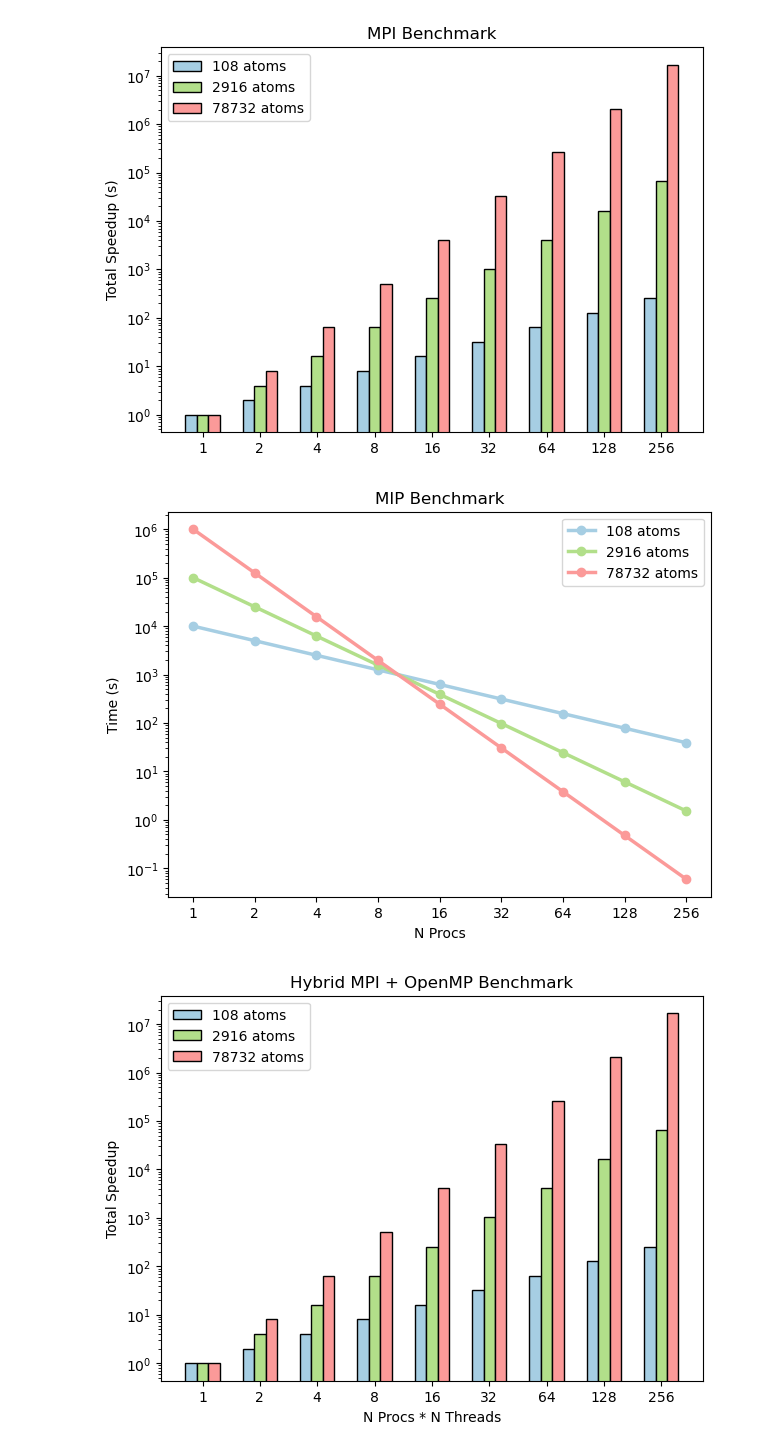
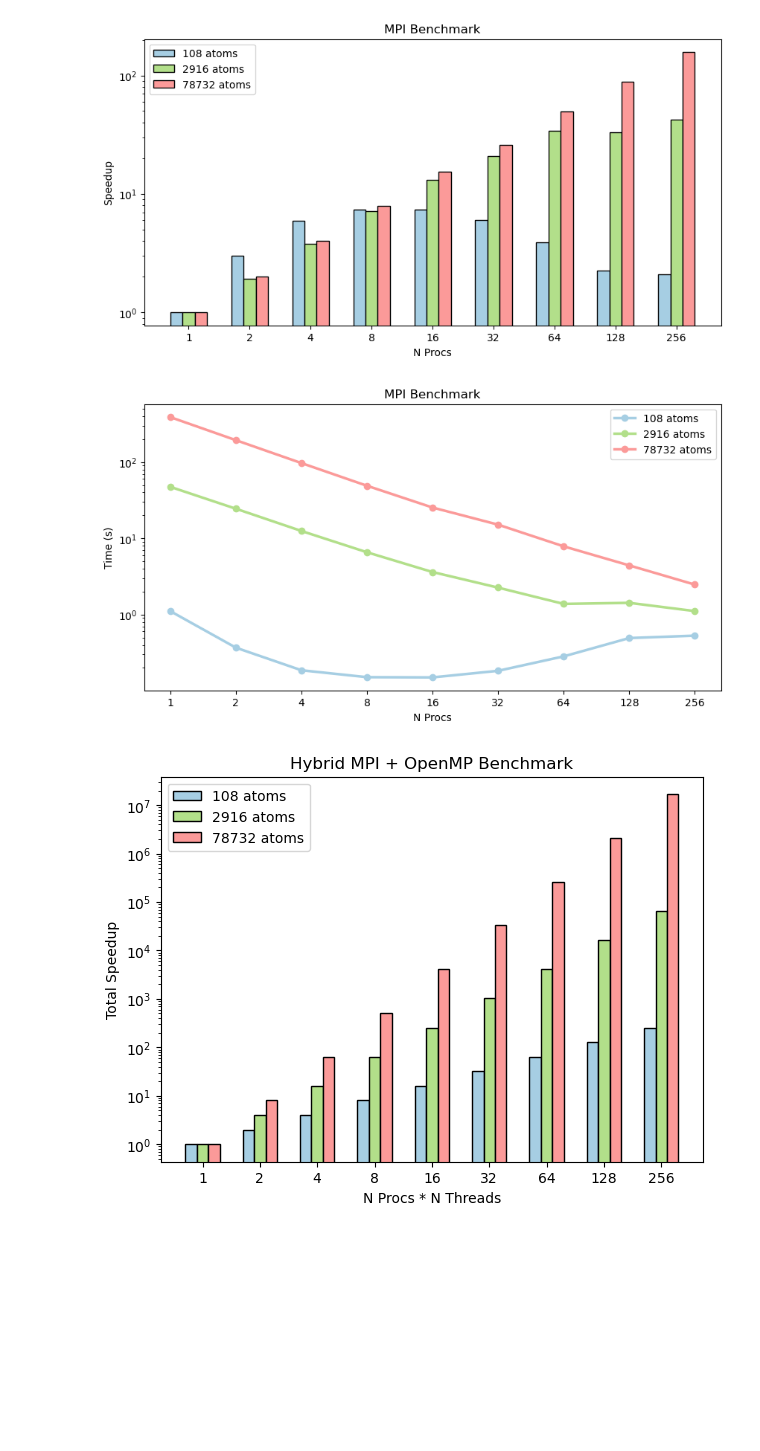
Before and after one commit to martitors/MRM_ljmd, a Jupyter notebook: Plots.ipynb, the cells around one changed output. Cells and saved outputs as stored; diff of their text form; code cells hidden in the pictures; blank space fills up the shorter version.

```diff
--- a/Plots.ipynb
+++ b/Plots.ipynb
@@ -93,43 +102,46 @@ plt.show()
 
 n_procs = [1,2,4,8,16,32,64,128,256]
 #fake times, you need to replace this with values
-times_108 = [1.e+4/procs for procs in n_procs]
-times_2916 = [1.e+5/(procs**2) for procs in n_procs]
-times_78732 = [1.e+6/(procs**3) for procs in n_procs]
+times_108 = [1.109,0.368,0.186,0.151,0.150,0.183,0.283,0.492,0.529]
+times_2916 = [47.323,24.444,12.487,6.563,3.613,2.257,1.380,1.425,1.111]
+times_78732 = [388.696,193.870,96.990,48.907,25.352,15.113,7.849,4.418,2.473]
 
 bar_width = 0.2
 bar_positions1 = np.arange(len(n_procs))
 bar_positions2 = bar_positions1 + bar_width
 bar_positions3 = bar_positions2 + bar_width
 
 plt.rcParams['axes.prop_cycle'] = cycler('color', plt.get_cmap('Paired').colors[::2])
 
-plt.figure(figsize=(7,5))
+plt.figure(figsize=(10,5))
 plt.ticklabel_format(style='sci', axis='y', scilimits=(0,0))
 plt.bar(bar_positions1,[times_108[0]/t for t in times_108],label = "108 atoms", width=bar_width,edgecolor = "black")
 plt.bar(bar_positions2,[times_2916[0]/t for t in times_2916],label = "2916 atoms", width=bar_width,edgecolor = "black")
 plt.bar(bar_positions3,[times_78732[0]/t for t in times_78732],label = "78732 atoms", width=bar_width,edgecolor = "black")
 plt.xticks(bar_positions2,n_procs)
 plt.title('MPI Benchmark',fontsize = 12)
-plt.ylabel("Total Speedup")
+plt.ylabel("Speedup")
+plt.xlabel("N Procs")
 plt.yscale('log')
 plt.legend()
+plt.savefig("MPI_bm_1.pdf",format='pdf')
 
-plt.figure(figsize=(7,5))
+plt.figure(figsize=(10,5))
 plt.plot(bar_positions1,times_108,'o-',label = "108 atoms",linewidth=2.5)
 plt.plot(bar_positions1,times_2916,'o-',label = "2916 atoms",linewidth=2.5)
 plt.plot(bar_positions1,times_78732,'o-',label = "78732 atoms",linewidth=2.5)
 plt.xticks(bar_positions1,n_procs)
-plt.title('MIP Benchmark',fontsize = 12)
+plt.title('MPI Benchmark',fontsize = 12)
 plt.xlabel("N Procs")
 plt.ylabel("Time (s)")
 plt.yscale('log')
 plt.legend()
+plt.savefig("MPI_bm_2.pdf",format='pdf')
 
 plt.show()
 # %% [output]
-[figure, old version]
+[figure, new version]
-[figure, old version]
+[figure, new version]
 # %%
 ############################## HYBRID PLOT ##################################
 
```
Also changed, not shown: parts of 2 cells of this notebook, 6 other files.
